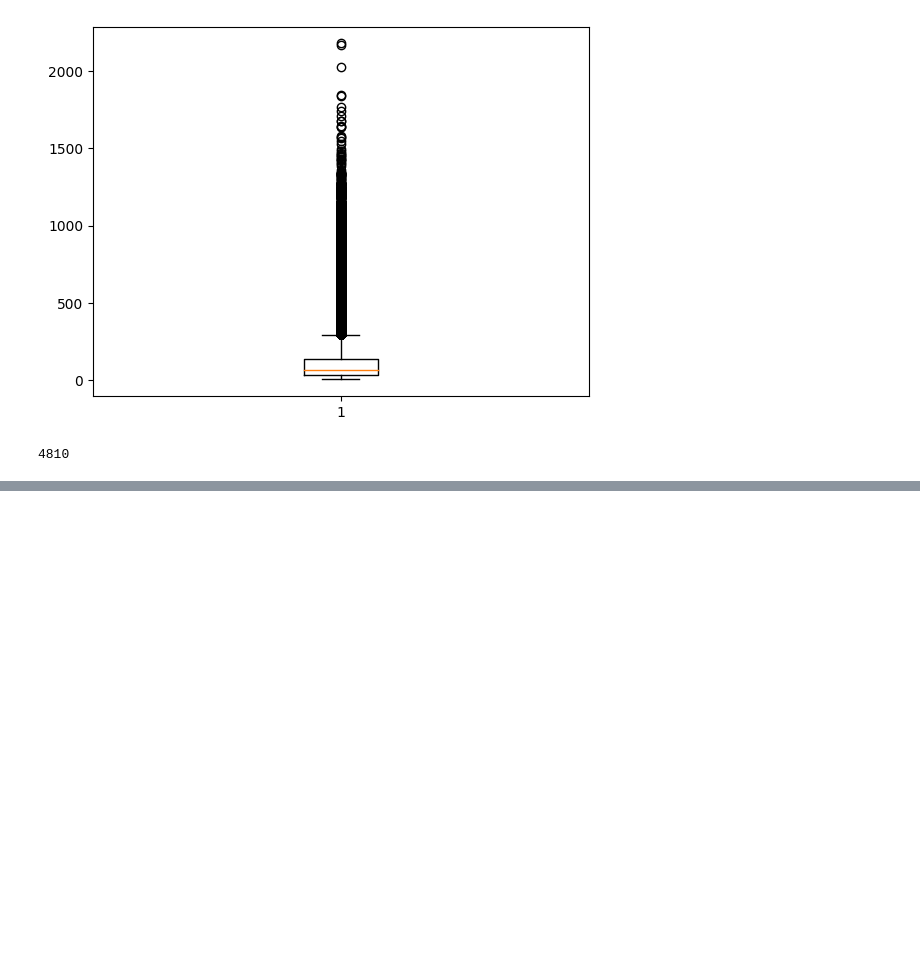
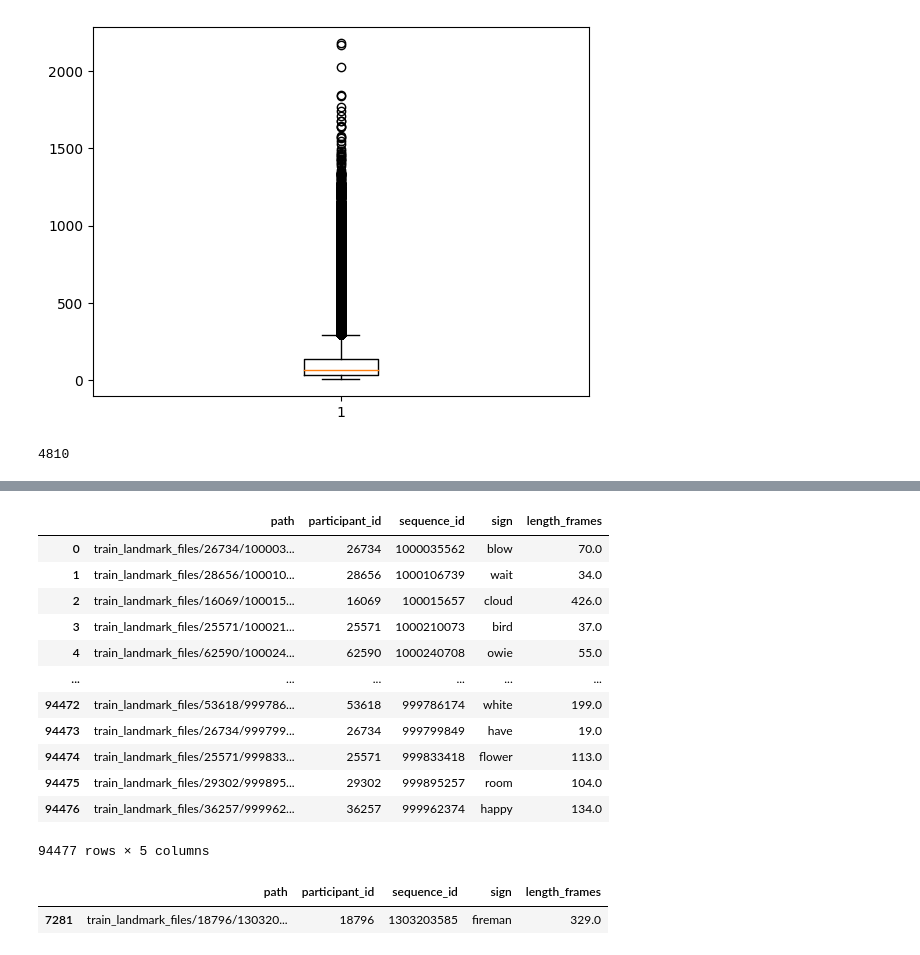
Before and after one commit to Strojove-uceni/23206-final-sign-language-recognition-in-video, a Jupyter notebook: data_preprocess.ipynb, the cells around one changed output, grey strips where cells are left out. Cells and saved outputs as stored; diff of their text form; code cells hidden in the pictures; blank space fills up the shorter version.

Commit message:
Train csv modified

```diff
--- a/data_preprocess.ipynb
+++ b/data_preprocess.ipynb
@@ -197,3 +195,11 @@ for i in range(len(data.data)):
     print(i)
 # %% [output]
 4810
+# %%
+df_train["length_frames"] = np.zeros(len(df_train))
+
+for index, row in df_train.iterrows():
+  num_found = num_len[num_len.file_num == row.sequence_id]
+  df_train["length_frames"][index] = num_found["num"].values[0]
+
+df_train.describe()
@@ -199,0 +220,16 @@ for i in range(len(data.data)):
+# %%
+df_train
+# %% [output]
+|  | path | participant_id | sequence_id | sign | length_frames |
+| 0 | train_landmark_files/26734/100003... | 26734 | 1000035562 | blow | 70.0 |
+| 1 | train_landmark_files/28656/100010... | 28656 | 1000106739 | wait | 34.0 |
+| 2 | train_landmark_files/16069/100015... | 16069 | 100015657 | cloud | 426.0 |
+| 3 | train_landmark_files/25571/100021... | 25571 | 1000210073 | bird | 37.0 |
+| 4 | train_landmark_files/62590/100024... | 62590 | 1000240708 | owie | 55.0 |
+| ... | ... | ... | ... | ... | ... |
+| 94472 | train_landmark_files/53618/999786... | 53618 | 999786174 | white | 199.0 |
+| 94473 | train_landmark_files/26734/999799... | 26734 | 999799849 | have | 19.0 |
+| 94474 | train_landmark_files/25571/999833... | 25571 | 999833418 | flower | 113.0 |
+| 94475 | train_landmark_files/29302/999895... | 29302 | 999895257 | room | 104.0 |
+| 94476 | train_landmark_files/36257/999962... | 36257 | 999962374 | happy | 134.0 |
+94477 rows × 5 columns
@@ -199,0 +238,5 @@ for i in range(len(data.data)):
+# %%
+df_train[df_train.sequence_id == 1303203585]
+# %% [output]
+|  | path | participant_id | sequence_id | sign | length_frames |
+| 7281 | train_landmark_files/18796/130320... | 18796 | 1303203585 | fireman | 329.0 |
```
Also changed, not shown: parts of 4 cells of this notebook.
